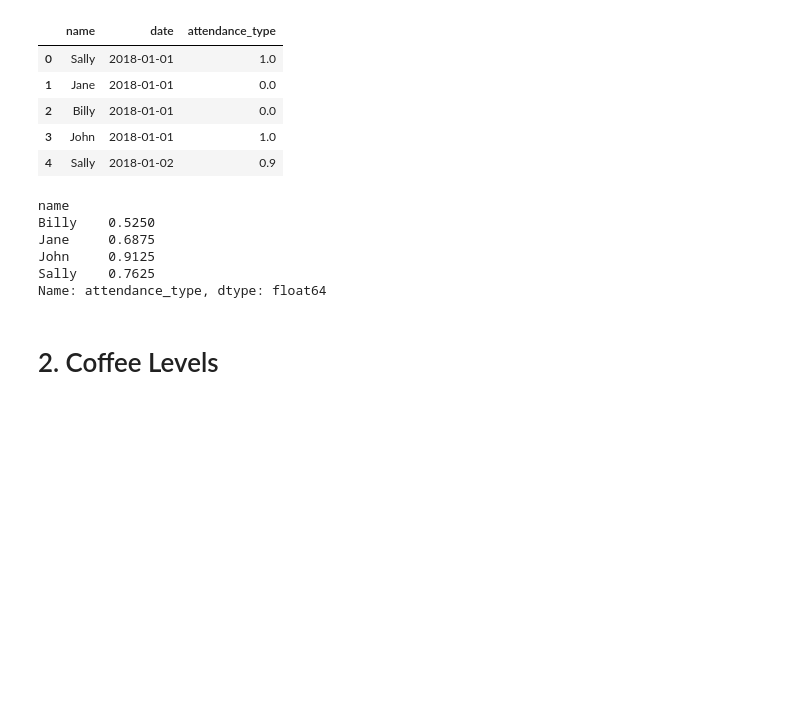
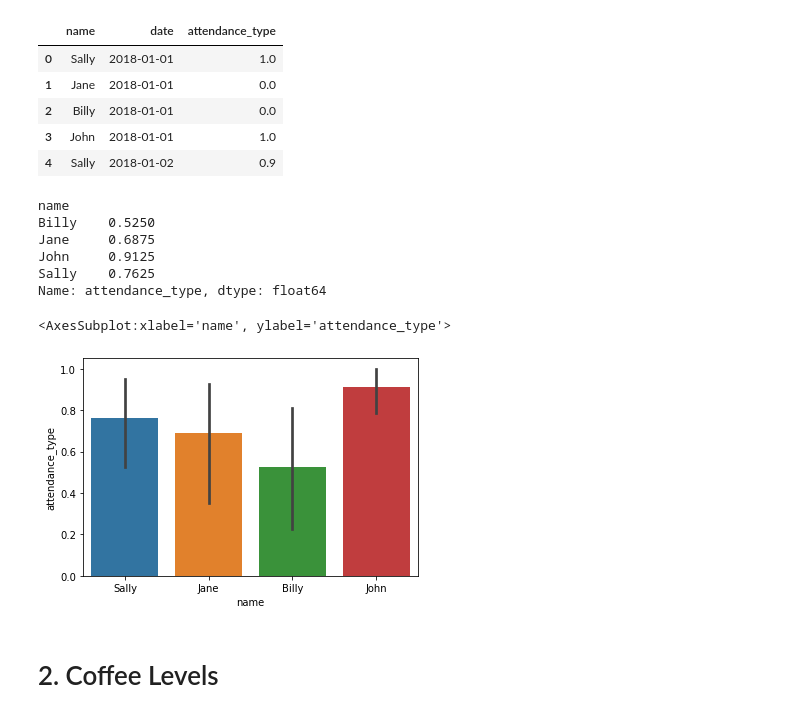
Before and after one commit to malachi-hale/classification-exercises, a Jupyter notebook: tidy-data.ipynb, the cells around one changed output. Cells and saved outputs as stored; diff of their text form; code cells hidden in the pictures; blank space fills up the shorter version.

```diff
--- a/tidy-data.ipynb
+++ b/tidy-data.ipynb
@@ -52,14 +52,22 @@ attendance.head()
 | 3 | John | 2018-01-01 | 1.0 |
 | 4 | Sally | 2018-01-02 | 0.9 |
 # %%
-attendance.groupby('name').attendance_type.mean()
+attendance_rates = attendance.groupby('name').attendance_type.mean()
-# %% [output]
-name
-Billy    0.5250
-Jane     0.6875
-John     0.9125
-Sally    0.7625
-Name: attendance_type, dtype: float64
+# %%
+attendance_rates
+# %% [output]
+name
+Billy    0.5250
+Jane     0.6875
+John     0.9125
+Sally    0.7625
+Name: attendance_type, dtype: float64
+# %%
+sns.barplot(x= attendance.name, y= attendance.attendance_type, data=attendance,
+            label="Total")
+# %% [output]
+<AxesSubplot:xlabel='name', ylabel='attendance_type'>
+[figure, added]
 # %% [markdown]
 # 2. Coffee Levels
 # %% [markdown]
```
Also changed, not shown: parts of 1 cell of this notebook.
